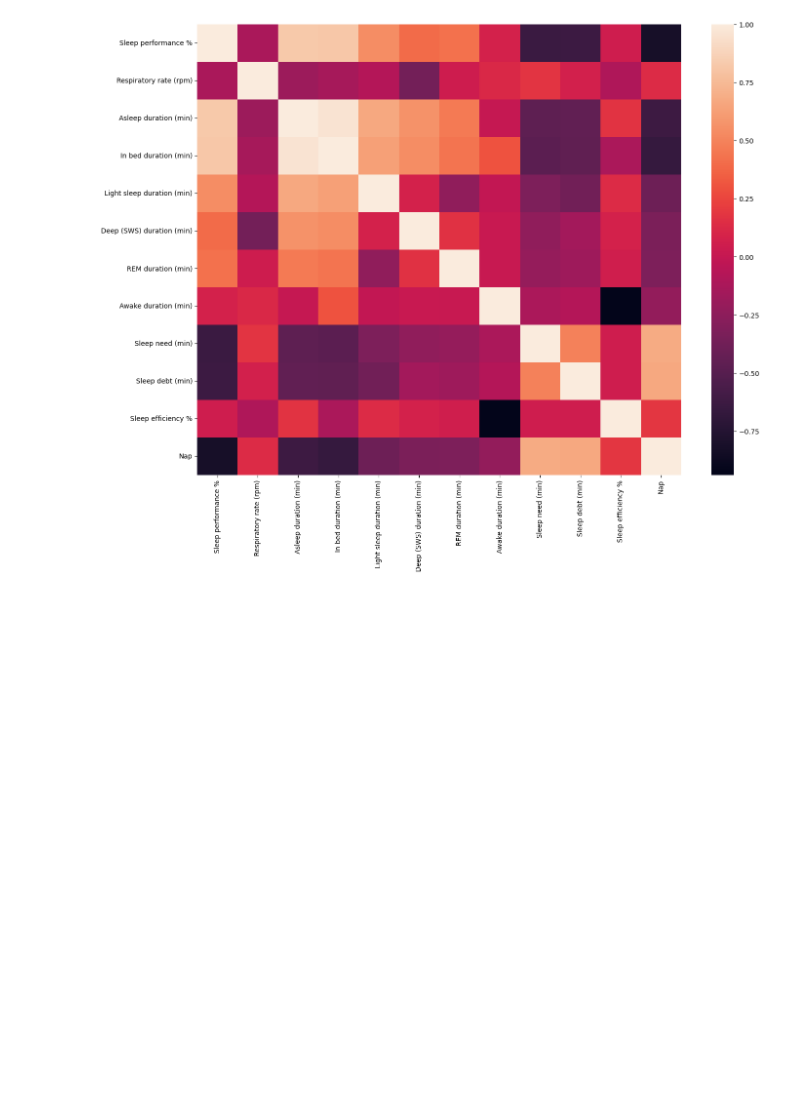
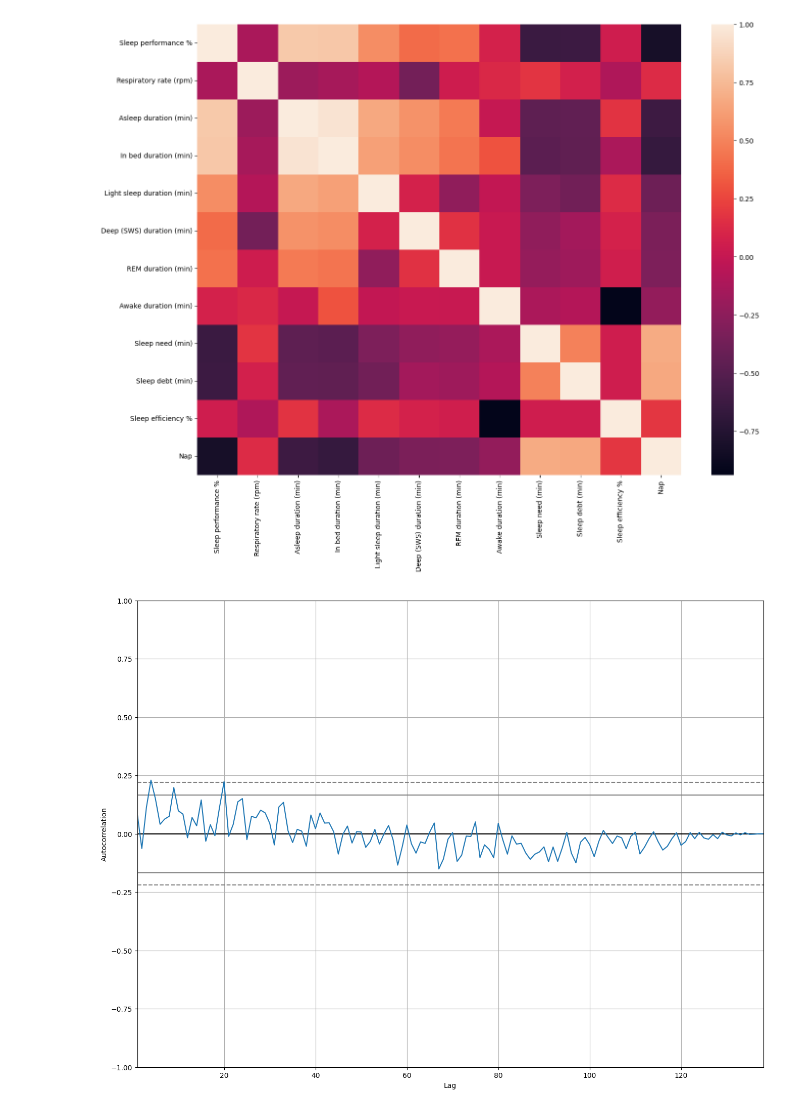
Before and after one commit to gsiraji/Tools, a Jupyter notebook: python/sleep_data.ipynb, the cells around one changed output. Drawn from its saved outputs; the diff is of its cells as text; code cells hidden in the pictures; blank space fills up the shorter version.

```diff
--- a/python/sleep_data.ipynb
+++ b/python/sleep_data.ipynb
@@ -221,6 +194,8 @@ sns.heatmap(df.corr())
 <AxesSubplot: >
 [figure]
 # %%
-# rename columns to make them script-friendly
-df_renamed = df.rename(columns=renameColumns(df.columns[9:13]))
+autocorrelation_plot(df['deep'])
+plt.show()
+# %% [output]
+[figure, added]
 # %%
```
Also changed, not shown: parts of 27 cells of this notebook.
